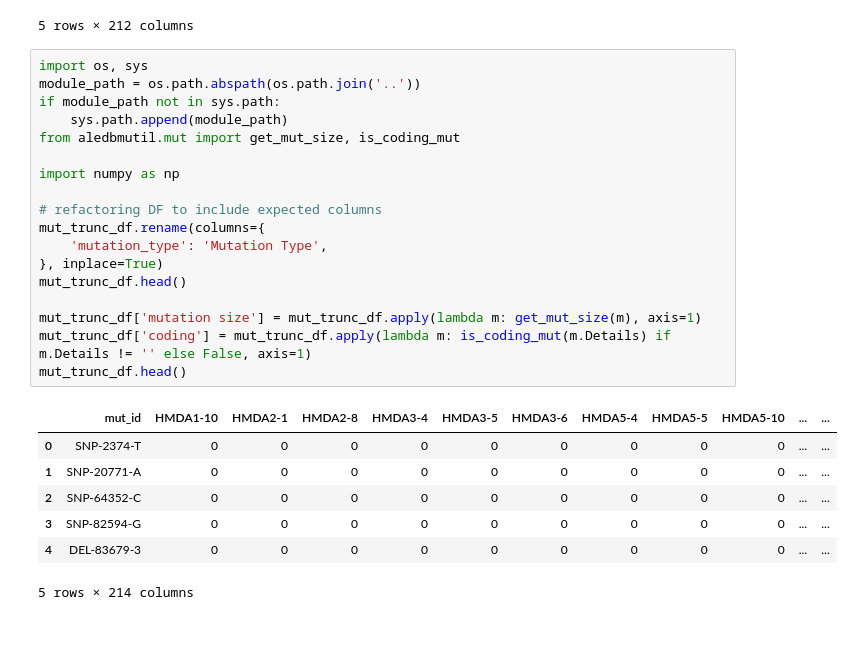
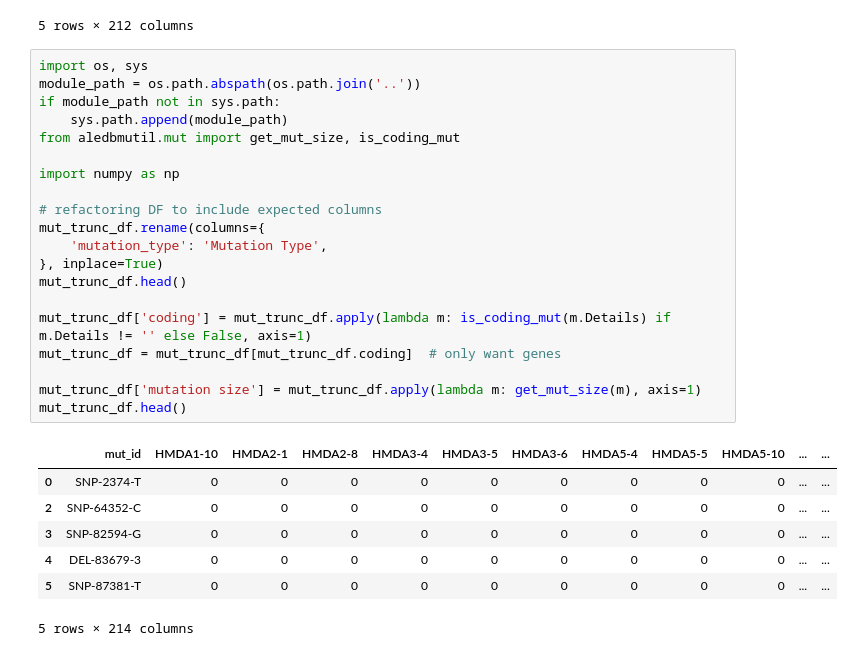
Before and after one commit to SBRG/Ecoli_chem_tol_ALE, a Jupyter notebook: Notebooks/F2d.ipynb, the cells around one changed output. Cells and saved outputs as stored; diff of their text form.

```diff
--- a/Notebooks/F2d.ipynb
+++ b/Notebooks/F2d.ipynb
@@ -33,28 +33,30 @@ mut_trunc_df.head()
 # %%
 import os, sys
 module_path = os.path.abspath(os.path.join('..'))
 if module_path not in sys.path:
     sys.path.append(module_path)
 from aledbmutil.mut import get_mut_size, is_coding_mut
 
 import numpy as np
 
 # refactoring DF to include expected columns
 mut_trunc_df.rename(columns={
     'mutation_type': 'Mutation Type',
 }, inplace=True)
 mut_trunc_df.head()
 
+mut_trunc_df['coding'] = mut_trunc_df.apply(lambda m: is_coding_mut(m.Details) if m.Details != '' else False, axis=1)
+mut_trunc_df = mut_trunc_df[mut_trunc_df.coding]  # only want genes
+
 mut_trunc_df['mutation size'] = mut_trunc_df.apply(lambda m: get_mut_size(m), axis=1)
-mut_trunc_df['coding'] = mut_trunc_df.apply(lambda m: is_coding_mut(m.Details) if m.Details != '' else False, axis=1)
 mut_trunc_df.head()
 # %% [output]
 |  | mut_id | HMDA1-10 | HMDA2-1 | HMDA2-8 | HMDA3-4 | HMDA3-5 | HMDA3-6 | HMDA5-4 | HMDA5-5 | HMDA5-10 | ... | ... |
 | 0 | SNP-2374-T | 0 | 0 | 0 | 0 | 0 | 0 | 0 | 0 | 0 | ... | ... |
-| 1 | SNP-20771-A | 0 | 0 | 0 | 0 | 0 | 0 | 0 | 0 | 0 | ... | ... |
 | 2 | SNP-64352-C | 0 | 0 | 0 | 0 | 0 | 0 | 0 | 0 | 0 | ... | ... |
 | 3 | SNP-82594-G | 0 | 0 | 0 | 0 | 0 | 0 | 0 | 0 | 0 | ... | ... |
 | 4 | DEL-83679-3 | 0 | 0 | 0 | 0 | 0 | 0 | 0 | 0 | 0 | ... | ... |
+| 5 | SNP-87381-T | 0 | 0 | 0 | 0 | 0 | 0 | 0 | 0 | 0 | ... | ... |
 5 rows × 214 columns
 # %%
 from aledbmutil.mut import is_frameshift, is_disruptive_SNP
```
Also changed, not shown: parts of 3 cells of this notebook.
